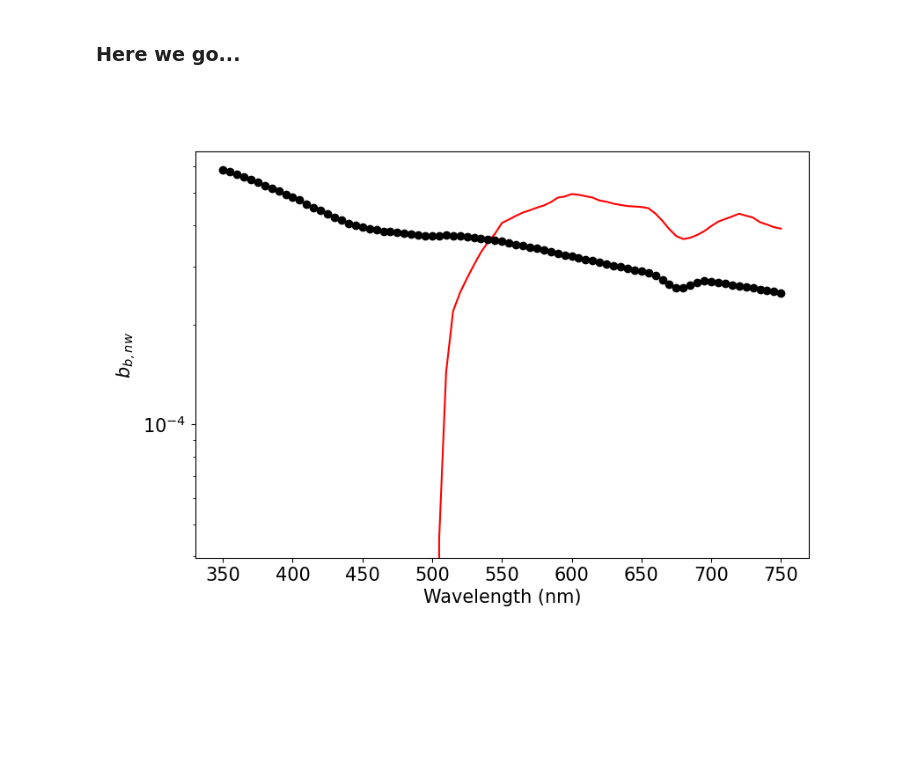
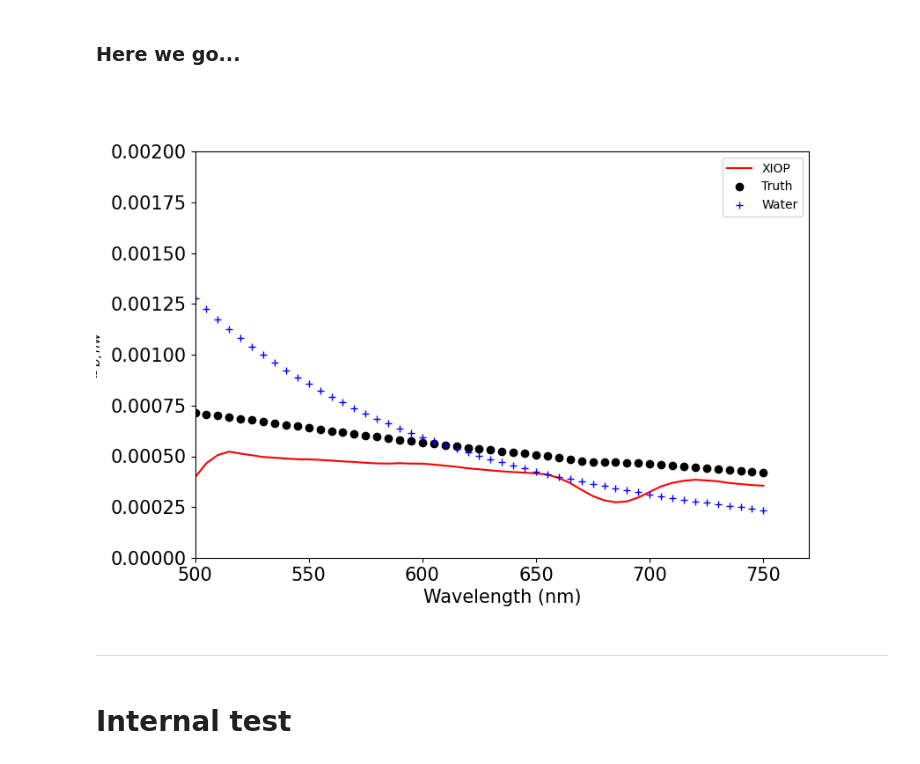
Before and after one commit to ocean-colour/xiop, a Jupyter notebook: nb/First_bbnw.ipynb, the cells around one changed output. Saved outputs shown, nothing was run; the diff lists cells and outputs as text; code cells hidden in the pictures; blank space fills up the shorter version.

```diff
--- a/nb/First_bbnw.ipynb
+++ b/nb/First_bbnw.ipynb
@@ -38,7 +40,7 @@ bbw = (l23_ds.bb.data - l23_ds.bbnw.data)[0]
 # %% [markdown]
 # Try one
 # %%
-idx = 170
+idx = 1032
 # %%
 Rrs = l23_Rrs[idx]
 bbnw_true = l23_bbnw[idx]
@@ -90,18 +92,27 @@ bbnw = inversion.retrieve_bbnw(aw, bbw, D)
 # %% [markdown]
 ### Here we go...
 # %%
+#scl = 1.5
 fig = plt.figure(figsize=(9,6))
 ax = plt.gca()
-ax.plot(l23_wave, bbnw, 'r-', label='XIOP')
+ax.plot(l23_wave, bbnw/scl, 'r-', label='XIOP')
 ax.plot(l23_wave, l23_bbnw[idx], 'ko', label='Truth')
+ax.plot(l23_wave, bbw, 'b+', label='Water')
 #
 ax.set_xlabel('Wavelength (nm)')
 ax.set_ylabel(r'$b_{b,nw}$')
 #
-ax.set_yscale('log')
+#ax.set_yscale('log')
+ax.set_ylim(0., 0.002)
+ax.set_xlim(500., None)
 #
 plotting.set_fontsize(ax, 15)
+ax.legend()
 #
 plt.show()
 # %% [output]
-[figure, old version]
+[figure, new version]
+# %% [markdown]
+----
+# %% [markdown]
+# Internal test
```
Also changed, not shown: parts of 8 cells of this notebook, 2 other files.
